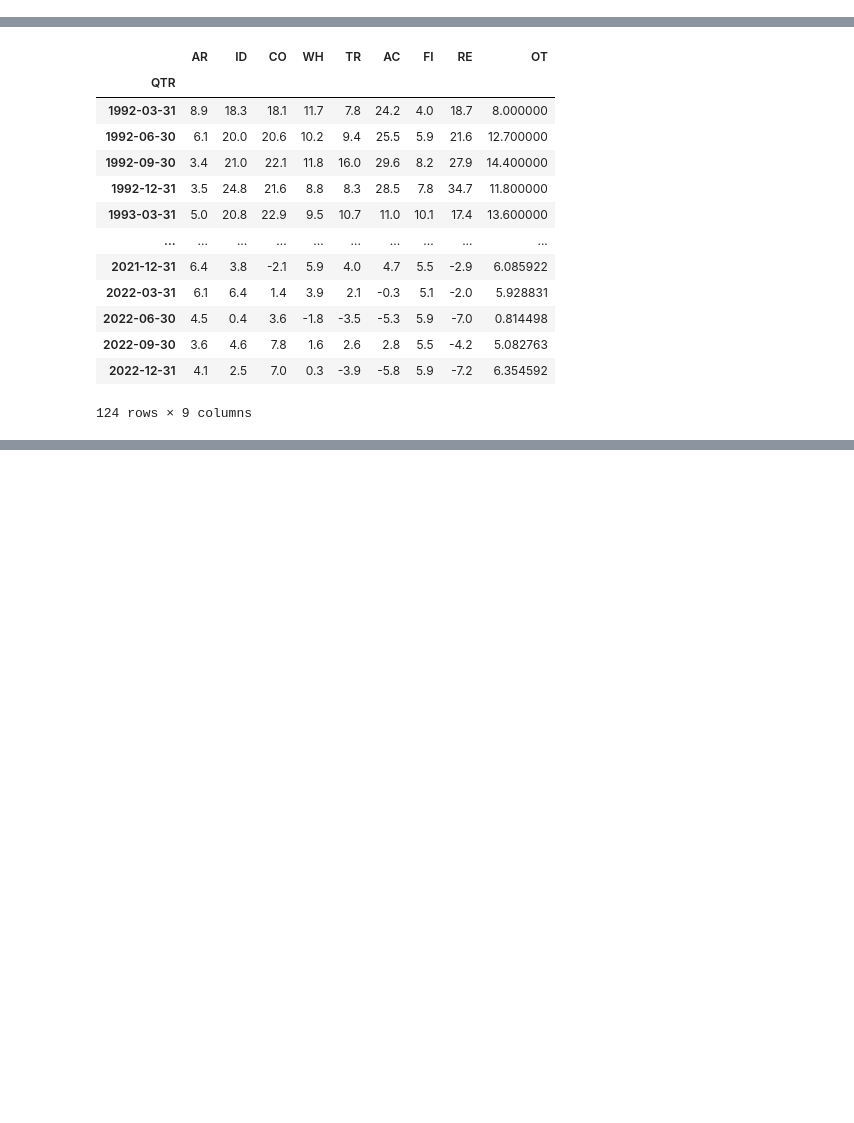
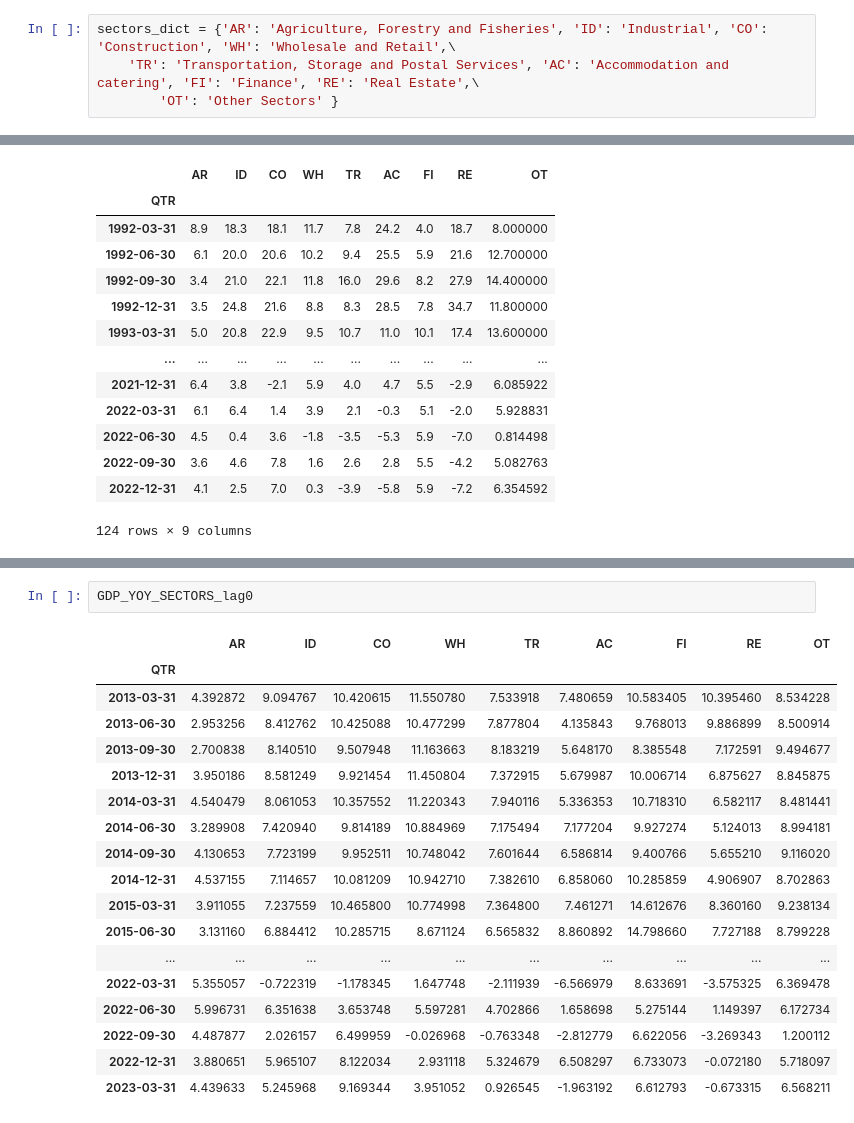
Before and after one commit to CharlesDZhang/China-GDP-Nowcasting, a Jupyter notebook: bvar.ipynb, the cells around one changed output, grey strips where cells are left out. Drawn from its saved outputs; the diff is of its cells as text; blank space fills up the shorter version.

```diff
--- a/bvar.ipynb
+++ b/bvar.ipynb
@@ -220,0 +242,4 @@ gdp_yoy_sectors_pred_lag = result[0][10][0]
+# %%
+sectors_dict = {'AR': 'Agriculture, Forestry and Fisheries', 'ID': 'Industrial', 'CO': 'Construction', 'WH': 'Wholesale and Retail',\
+    'TR': 'Transportation, Storage and Postal Services', 'AC': 'Accommodation and catering', 'FI': 'Finance', 'RE': 'Real Estate',\
+        'OT': 'Other Sectors' }
@@ -285,0 +363,21 @@ Timestamp('2023-12-31 00:00:00')
+# %%
+GDP_YOY_SECTORS_lag0
+# %% [output]
+|  | AR | ID | CO | WH | TR | AC | FI | RE | OT |
+| QTR |  |  |  |  |  |  |  |  |  |
+| 2013-03-31 | 4.392872 | 9.094767 | 10.420615 | 11.550780 | 7.533918 | 7.480659 | 10.583405 | 10.395460 | 8.534228 |
+| 2013-06-30 | 2.953256 | 8.412762 | 10.425088 | 10.477299 | 7.877804 | 4.135843 | 9.768013 | 9.886899 | 8.500914 |
+| 2013-09-30 | 2.700838 | 8.140510 | 9.507948 | 11.163663 | 8.183219 | 5.648170 | 8.385548 | 7.172591 | 9.494677 |
+| 2013-12-31 | 3.950186 | 8.581249 | 9.921454 | 11.450804 | 7.372915 | 5.679987 | 10.006714 | 6.875627 | 8.845875 |
+| 2014-03-31 | 4.540479 | 8.061053 | 10.357552 | 11.220343 | 7.940116 | 5.336353 | 10.718310 | 6.582117 | 8.481441 |
+| 2014-06-30 | 3.289908 | 7.420940 | 9.814189 | 10.884969 | 7.175494 | 7.177204 | 9.927274 | 5.124013 | 8.994181 |
+| 2014-09-30 | 4.130653 | 7.723199 | 9.952511 | 10.748042 | 7.601644 | 6.586814 | 9.400766 | 5.655210 | 9.116020 |
+| 2014-12-31 | 4.537155 | 7.114657 | 10.081209 | 10.942710 | 7.382610 | 6.858060 | 10.285859 | 4.906907 | 8.702863 |
+| 2015-03-31 | 3.911055 | 7.237559 | 10.465800 | 10.774998 | 7.364800 | 7.461271 | 14.612676 | 8.360160 | 9.238134 |
+| 2015-06-30 | 3.131160 | 6.884412 | 10.285715 | 8.671124 | 6.565832 | 8.860892 | 14.798660 | 7.727188 | 8.799228 |
+| ... | ... | ... | ... | ... | ... | ... | ... | ... | ... |
+| 2022-03-31 | 5.355057 | -0.722319 | -1.178345 | 1.647748 | -2.111939 | -6.566979 | 8.633691 | -3.575325 | 6.369478 |
+| 2022-06-30 | 5.996731 | 6.351638 | 3.653748 | 5.597281 | 4.702866 | 1.658698 | 5.275144 | 1.149397 | 6.172734 |
+| 2022-09-30 | 4.487877 | 2.026157 | 6.499959 | -0.026968 | -0.763348 | -2.812779 | 6.622056 | -3.269343 | 1.200112 |
+| 2022-12-31 | 3.880651 | 5.965107 | 8.122034 | 2.931118 | 5.324679 | 6.508297 | 6.733073 | -0.072180 | 5.718097 |
+| 2023-03-31 | 4.439633 | 5.245968 | 9.169344 | 3.951052 | 0.926545 | -1.963192 | 6.612793 | -0.673315 | 6.568211 |
```
Also changed, not shown: parts of 13 cells of this notebook.
